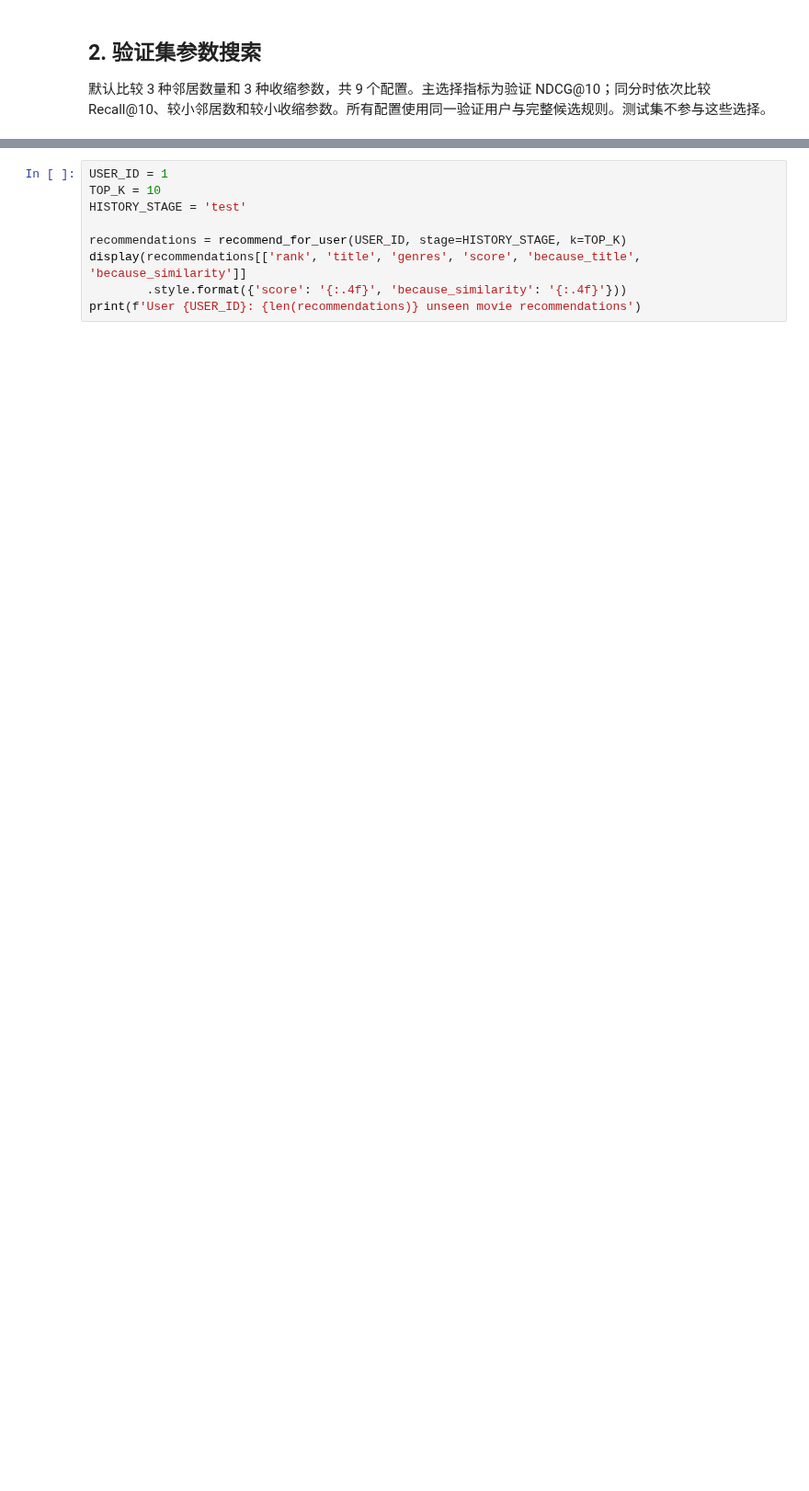
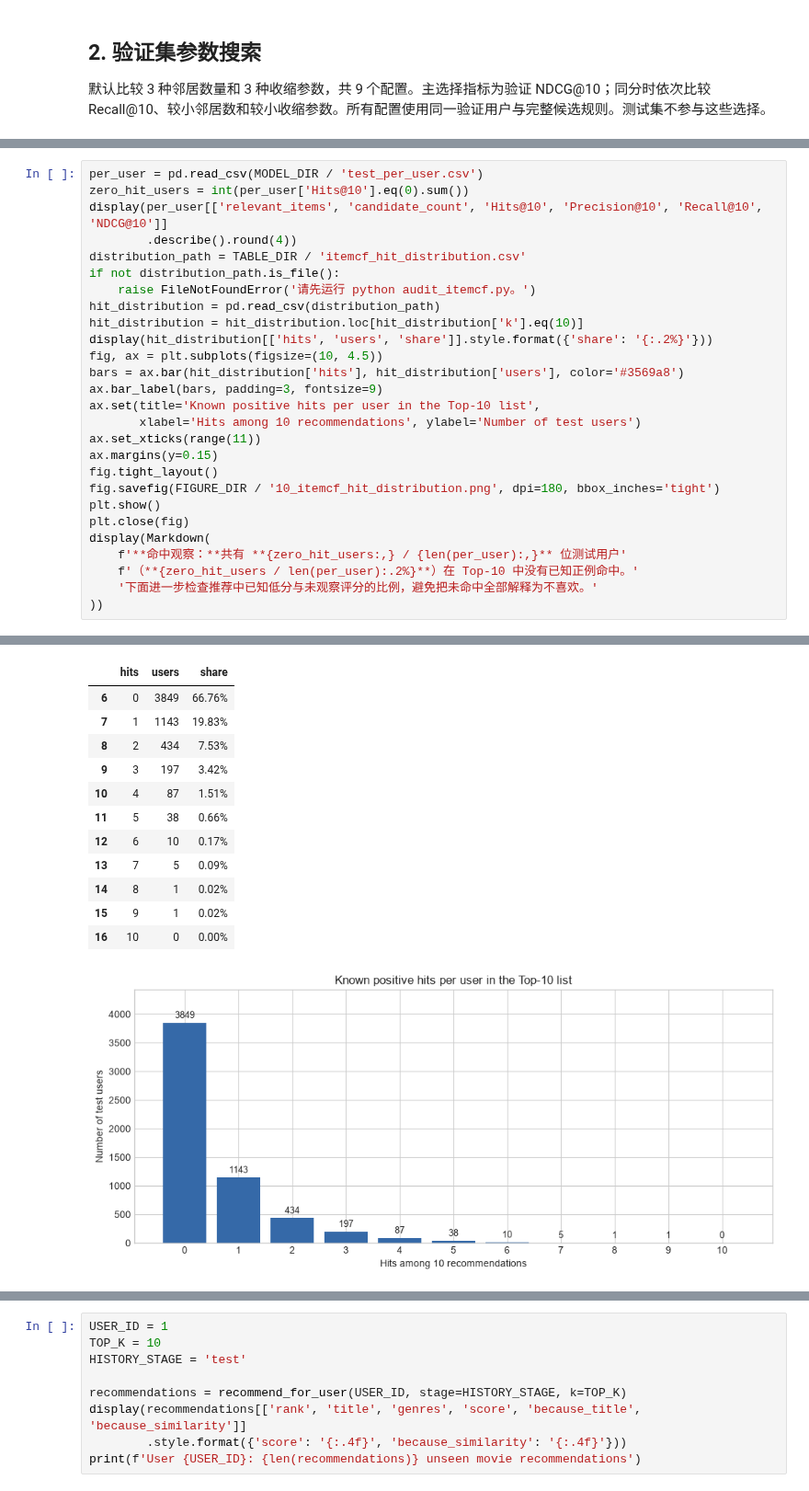
Before and after one commit to SZTU-ZBK/data_engineer_group_project, a Jupyter notebook: notebooks/02_itemcf.ipynb, the cells around one changed output, grey strips where cells are left out. Shown at 92% size. Cells and saved outputs as stored; diff of their text form; blank space fills up the shorter version.

```diff
--- a/notebooks/02_itemcf.ipynb
+++ b/notebooks/02_itemcf.ipynb
@@ -150,0 +148,28 @@ display(Markdown(
+# %%
+per_user = pd.read_csv(MODEL_DIR / 'test_per_user.csv')
+zero_hit_users = int(per_user['Hits@10'].eq(0).sum())
+display(per_user[['relevant_items', 'candidate_count', 'Hits@10', 'Precision@10', 'Recall@10', 'NDCG@10']]
+        .describe().round(4))
+distribution_path = TABLE_DIR / 'itemcf_hit_distribution.csv'
+if not distribution_path.is_file():
+    raise FileNotFoundError('请先运行 python audit_itemcf.py。')
+hit_distribution = pd.read_csv(distribution_path)
+hit_distribution = hit_distribution.loc[hit_distribution['k'].eq(10)]
+display(hit_distribution[['hits', 'users', 'share']].style.format({'share': '{:.2%}'}))
+fig, ax = plt.subplots(figsize=(10, 4.5))
+bars = ax.bar(hit_distribution['hits'], hit_distribution['users'], color='#3569a8')
+ax.bar_label(bars, padding=3, fontsize=9)
+ax.set(title='Known positive hits per user in the Top-10 list',
+       xlabel='Hits among 10 recommendations', ylabel='Number of test users')
+ax.set_xticks(range(11))
+ax.margins(y=0.15)
+fig.tight_layout()
+fig.savefig(FIGURE_DIR / '10_itemcf_hit_distribution.png', dpi=180, bbox_inches='tight')
+plt.show()
+plt.close(fig)
+display(Markdown(
+    f'**命中观察：**共有 **{zero_hit_users:,} / {len(per_user):,}** 位测试用户'
+    f'（**{zero_hit_users / len(per_user):.2%}**）在 Top-10 中没有已知正例命中。'
+    '下面进一步检查推荐中已知低分与未观察评分的比例，避免把未命中全部解释为不喜欢。'
+))
+# %% [output]
@@ -150,0 +185,13 @@ display(Markdown(
+|  | hits | users | share |
+| 6 | 0 | 3849 | 66.76% |
+| 7 | 1 | 1143 | 19.83% |
+| 8 | 2 | 434 | 7.53% |
+| 9 | 3 | 197 | 3.42% |
+| 10 | 4 | 87 | 1.51% |
+| 11 | 5 | 38 | 0.66% |
+| 12 | 6 | 10 | 0.17% |
+| 13 | 7 | 5 | 0.09% |
+| 14 | 8 | 1 | 0.02% |
+| 15 | 9 | 1 | 0.02% |
+| 16 | 10 | 0 | 0.00% |
+[figure, added]
```
Also changed, not shown: parts of 16 cells of this notebook, 16 other files.
